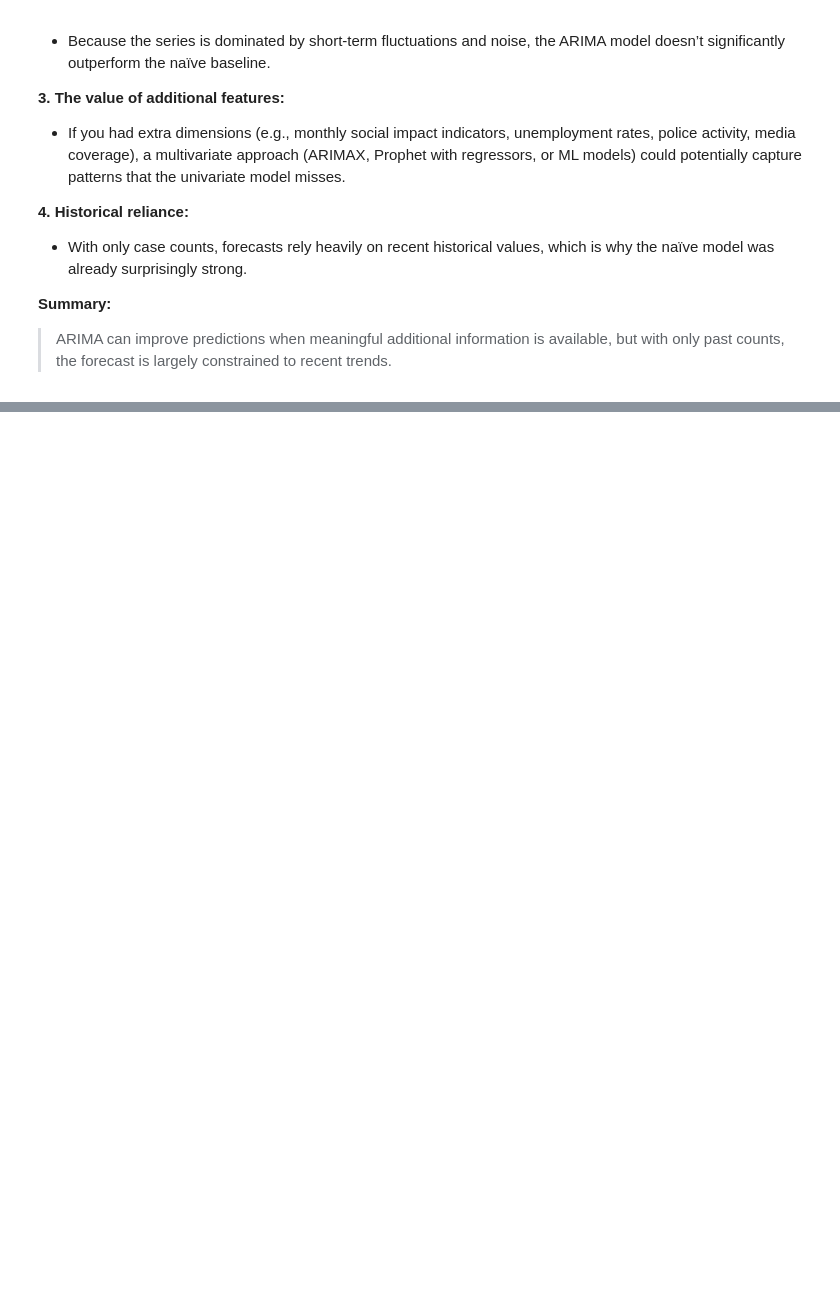
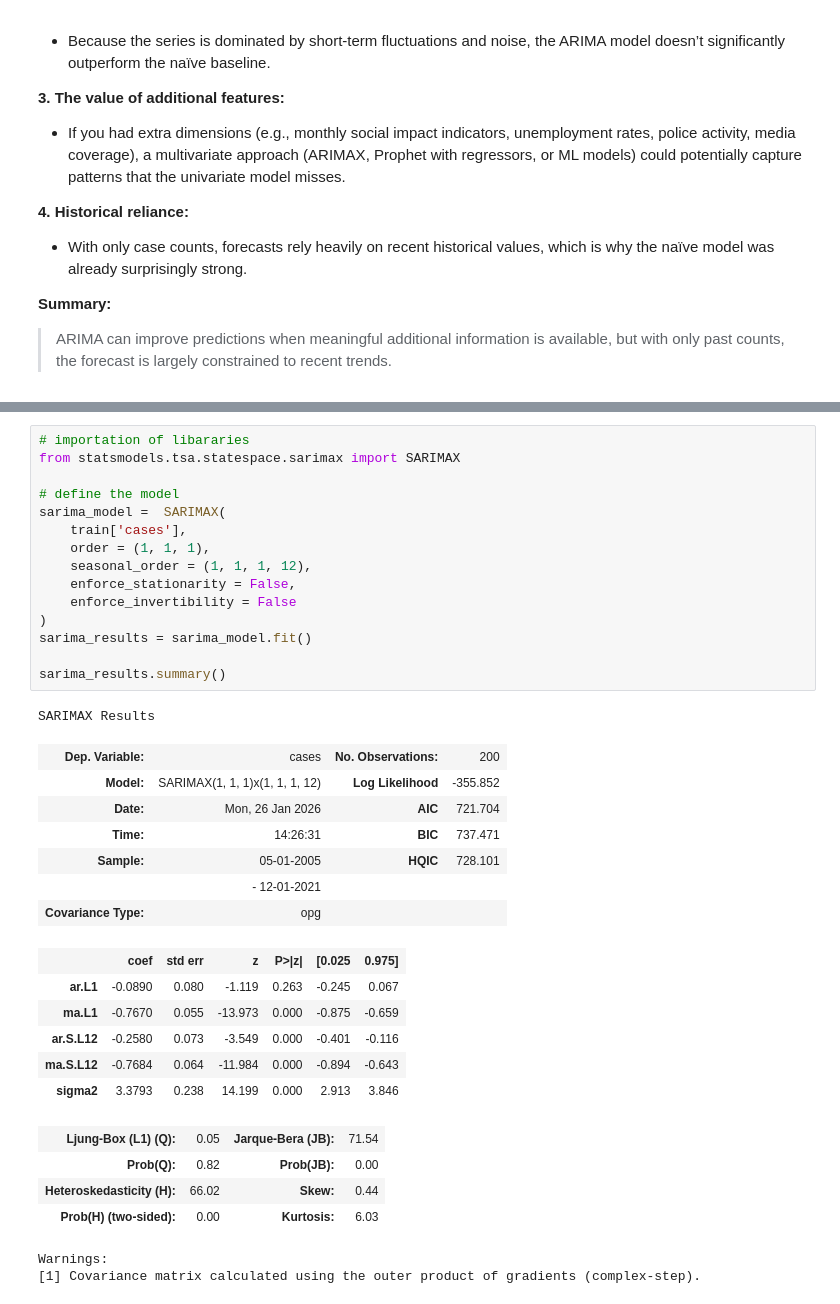
Before and after one commit to TonnieD/Femicide-Analysis-and-Forecasting, a Jupyter notebook: Notebooks/forcasting.ipynb, the cells around one changed output, grey strips where cells are left out. Cells and saved outputs as stored; diff of their text form; blank space fills up the shorter version.

```diff
--- a/Notebooks/forcasting.ipynb
+++ b/Notebooks/forcasting.ipynb
@@ -331,0 +348,36 @@ incident-driven social data.
+# %%
+# importation of libararies
+from statsmodels.tsa.statespace.sarimax import SARIMAX
+
+# define the model
+sarima_model =  SARIMAX(
+    train['cases'],
+    order = (1, 1, 1),
+    seasonal_order = (1, 1, 1, 12),
+    enforce_stationarity = False,
+    enforce_invertibility = False
+)
+sarima_results = sarima_model.fit()
+
+sarima_results.summary()
+# %% [output]
+SARIMAX Results
+| Dep. Variable: | cases | No. Observations: | 200 |
+| Model: | SARIMAX(1, 1, 1)x(1, 1, 1, 12) | Log Likelihood | -355.852 |
+| Date: | Mon, 26 Jan 2026 | AIC | 721.704 |
+| Time: | 14:26:31 | BIC | 737.471 |
+| Sample: | 05-01-2005 | HQIC | 728.101 |
+|  | - 12-01-2021 |  |  |
+| Covariance Type: | opg |  |  |
+|  | coef | std err | z | P>|z| | [0.025 | 0.975] |
+| ar.L1 | -0.0890 | 0.080 | -1.119 | 0.263 | -0.245 | 0.067 |
+| ma.L1 | -0.7670 | 0.055 | -13.973 | 0.000 | -0.875 | -0.659 |
+| ar.S.L12 | -0.2580 | 0.073 | -3.549 | 0.000 | -0.401 | -0.116 |
+| ma.S.L12 | -0.7684 | 0.064 | -11.984 | 0.000 | -0.894 | -0.643 |
+| sigma2 | 3.3793 | 0.238 | 14.199 | 0.000 | 2.913 | 3.846 |
+| Ljung-Box (L1) (Q): | 0.05 | Jarque-Bera (JB): | 71.54 |
+| Prob(Q): | 0.82 | Prob(JB): | 0.00 |
+| Heteroskedasticity (H): | 66.02 | Skew: | 0.44 |
+| Prob(H) (two-sided): | 0.00 | Kurtosis: | 6.03 |
+Warnings:
+[1] Covariance matrix calculated using the outer product of gradients (complex-step).
```
Also changed, not shown: parts of 5 cells of this notebook.
